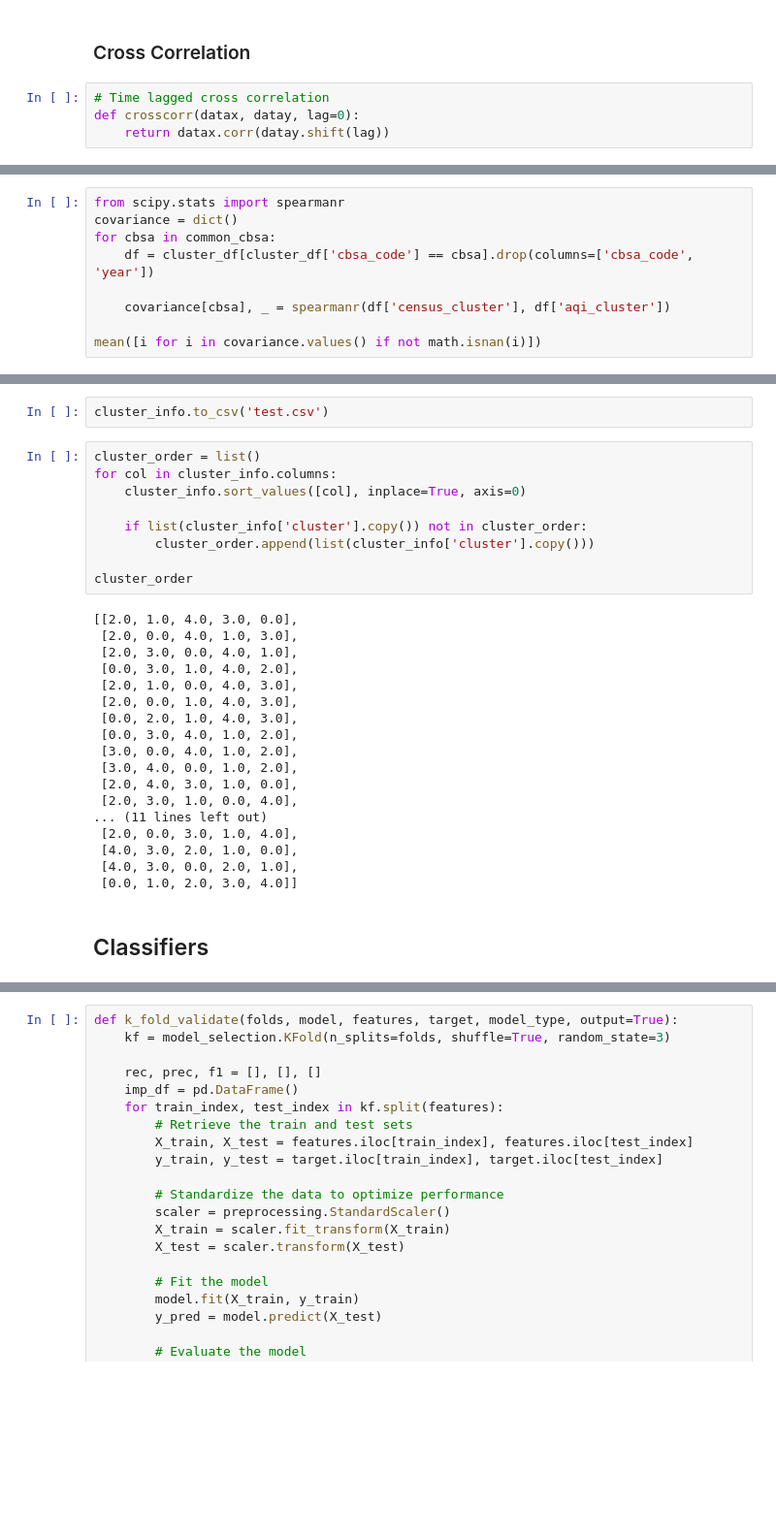
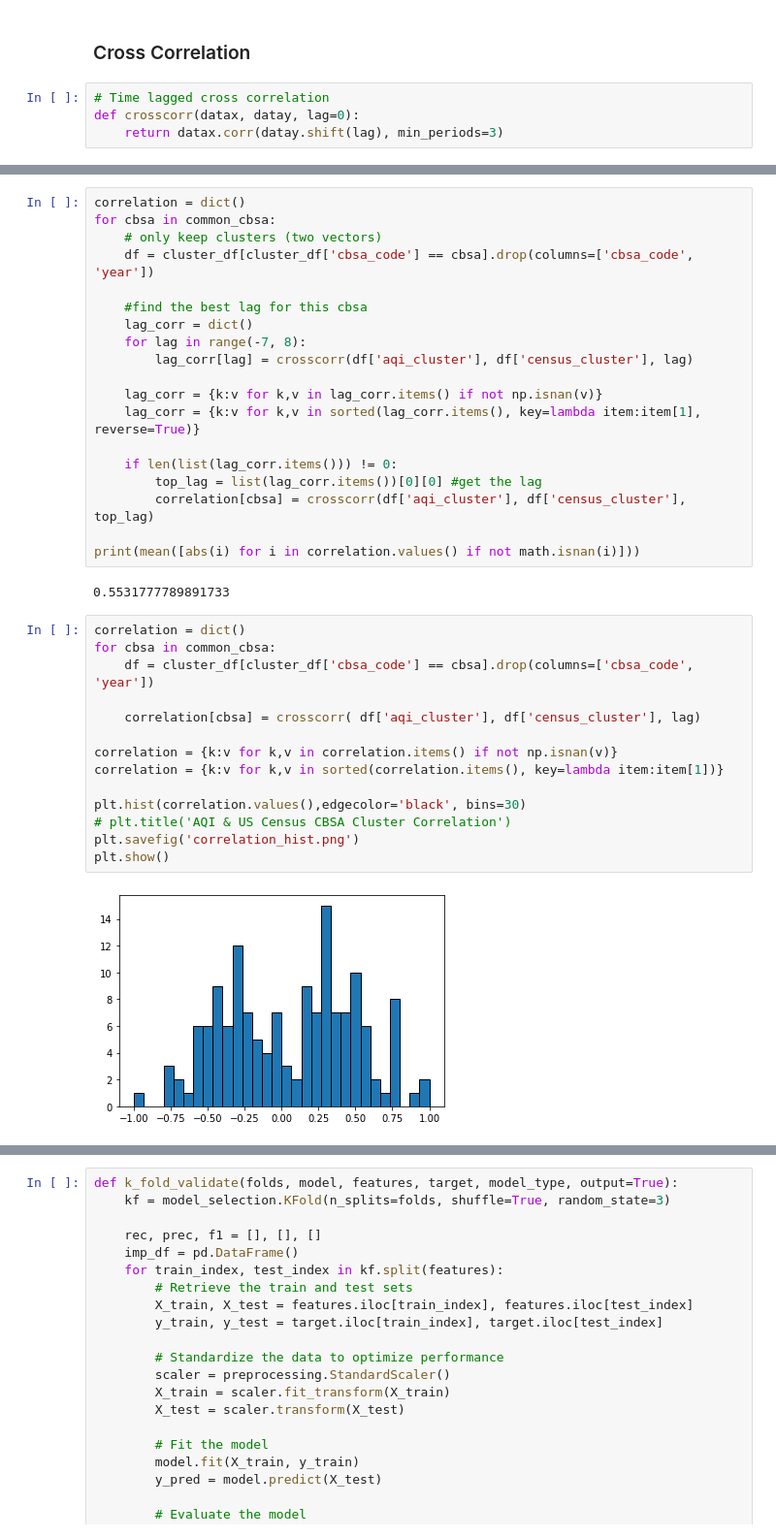
Before and after one commit to Suchith3004/socioeconomic-pollution, a Jupyter notebook: scripts/clustering_analysis.ipynb, the cells around one changed output, grey strips where cells are left out. Shown at 97% size. Cells and saved outputs as stored; diff of their text form; blank space fills up the shorter version.

```diff
--- a/scripts/clustering_analysis.ipynb
+++ b/scripts/clustering_analysis.ipynb
@@ -340,6 +343,6 @@ Name: census_cluster, dtype: int64
 # %%
 # Time lagged cross correlation
 def crosscorr(datax, datay, lag=0):
-    return datax.corr(datay.shift(lag))
+    return datax.corr(datay.shift(lag), min_periods=3)
 # %%
 lag_corr = dict()
@@ -388,9 +375,0 @@ mean([i for i in similarity.values() if not math.isnan(i)])
-# %%
-from scipy.stats import spearmanr
-covariance = dict()
-for cbsa in common_cbsa:
-    df = cluster_df[cluster_df['cbsa_code'] == cbsa].drop(columns=['cbsa_code', 'year'])
-
-    covariance[cbsa], _ = spearmanr(df['census_cluster'], df['aqi_cluster'])
-
-mean([i for i in covariance.values() if not math.isnan(i)])
@@ -401,31 +376,37 @@ mean([i for i in covariance.values() if not math.isnan(i)])
-# %%
-cluster_info.to_csv('test.csv')
-# %%
-cluster_order = list()
-for col in cluster_info.columns:
-    cluster_info.sort_values([col], inplace=True, axis=0)
-
-    if list(cluster_info['cluster'].copy()) not in cluster_order:
-        cluster_order.append(list(cluster_info['cluster'].copy()))
-
-cluster_order
-# %% [output]
-[[2.0, 1.0, 4.0, 3.0, 0.0],
- [2.0, 0.0, 4.0, 1.0, 3.0],
- [2.0, 3.0, 0.0, 4.0, 1.0],
- [0.0, 3.0, 1.0, 4.0, 2.0],
- [2.0, 1.0, 0.0, 4.0, 3.0],
- [2.0, 0.0, 1.0, 4.0, 3.0],
- [0.0, 2.0, 1.0, 4.0, 3.0],
- [0.0, 3.0, 4.0, 1.0, 2.0],
- [3.0, 0.0, 4.0, 1.0, 2.0],
- [3.0, 4.0, 0.0, 1.0, 2.0],
- [2.0, 4.0, 3.0, 1.0, 0.0],
- [2.0, 3.0, 1.0, 0.0, 4.0],
-... (11 lines left out)
- [2.0, 0.0, 3.0, 1.0, 4.0],
- [4.0, 3.0, 2.0, 1.0, 0.0],
- [4.0, 3.0, 0.0, 2.0, 1.0],
- [0.0, 1.0, 2.0, 3.0, 4.0]]
-# %% [markdown]
-## Classifiers
+# %%
+correlation = dict()
+for cbsa in common_cbsa:
+    # only keep clusters (two vectors)
+    df = cluster_df[cluster_df['cbsa_code'] == cbsa].drop(columns=['cbsa_code', 'year'])
+
+    #find the best lag for this cbsa
+    lag_corr = dict()
+    for lag in range(-7, 8):
+        lag_corr[lag] = crosscorr(df['aqi_cluster'], df['census_cluster'], lag)
+
+    lag_corr = {k:v for k,v in lag_corr.items() if not np.isnan(v)}
+    lag_corr = {k:v for k,v in sorted(lag_corr.items(), key=lambda item:item[1], reverse=True)}
+
+    if len(list(lag_corr.items())) != 0:
+        top_lag = list(lag_corr.items())[0][0] #get the lag
+        correlation[cbsa] = crosscorr(df['aqi_cluster'], df['census_cluster'], top_lag)
+
+print(mean([abs(i) for i in correlation.values() if not math.isnan(i)]))
+# %% [output]
+0.5531777789891733
+# %%
+correlation = dict()
+for cbsa in common_cbsa:
+    df = cluster_df[cluster_df['cbsa_code'] == cbsa].drop(columns=['cbsa_code', 'year'])
+
+    correlation[cbsa] = crosscorr( df['aqi_cluster'], df['census_cluster'], lag)
+
+correlation = {k:v for k,v in correlation.items() if not np.isnan(v)}
+correlation = {k:v for k,v in sorted(correlation.items(), key=lambda item:item[1])}
+
+plt.hist(correlation.values(),edgecolor='black', bins=30)
+# plt.title('AQI & US Census CBSA Cluster Correlation')
+plt.savefig('correlation_hist.png')
+plt.show()
+# %% [output]
+[figure, added]
```
Also changed, not shown: parts of 13 cells of this notebook, 14 other files.
